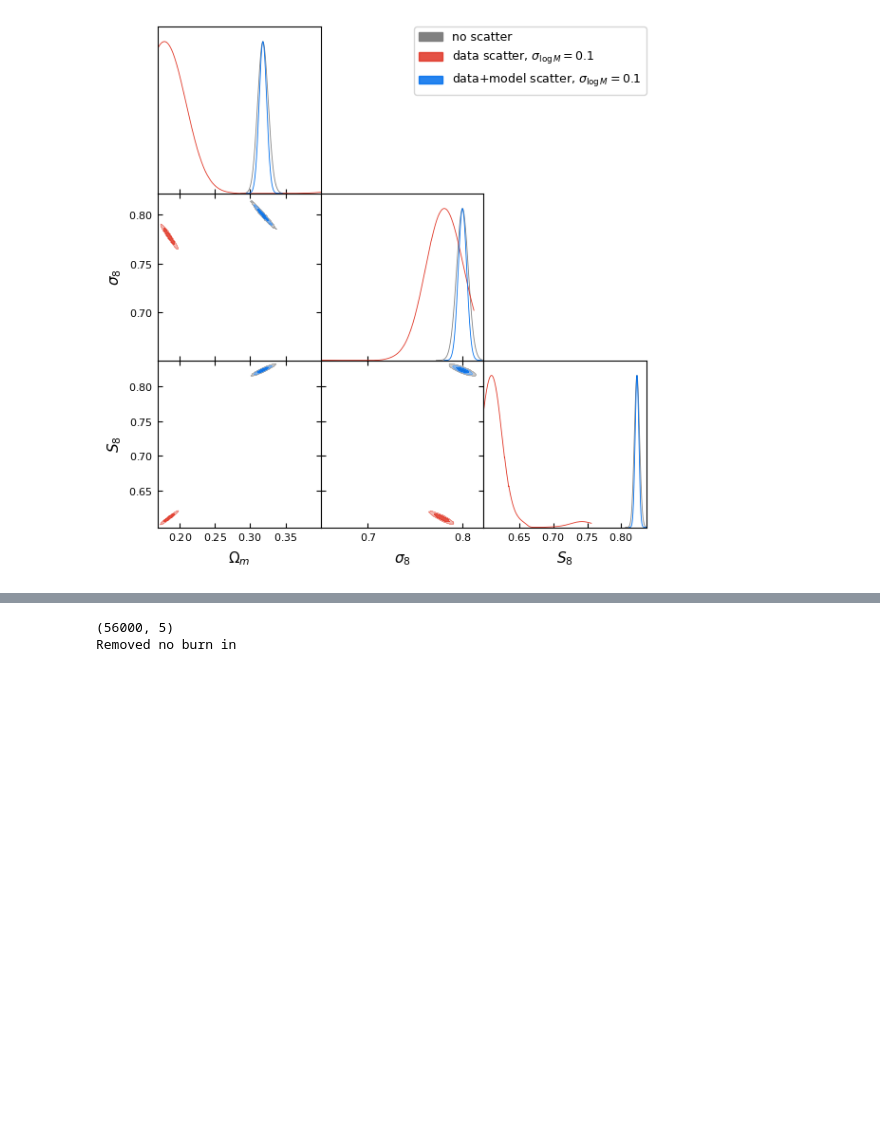
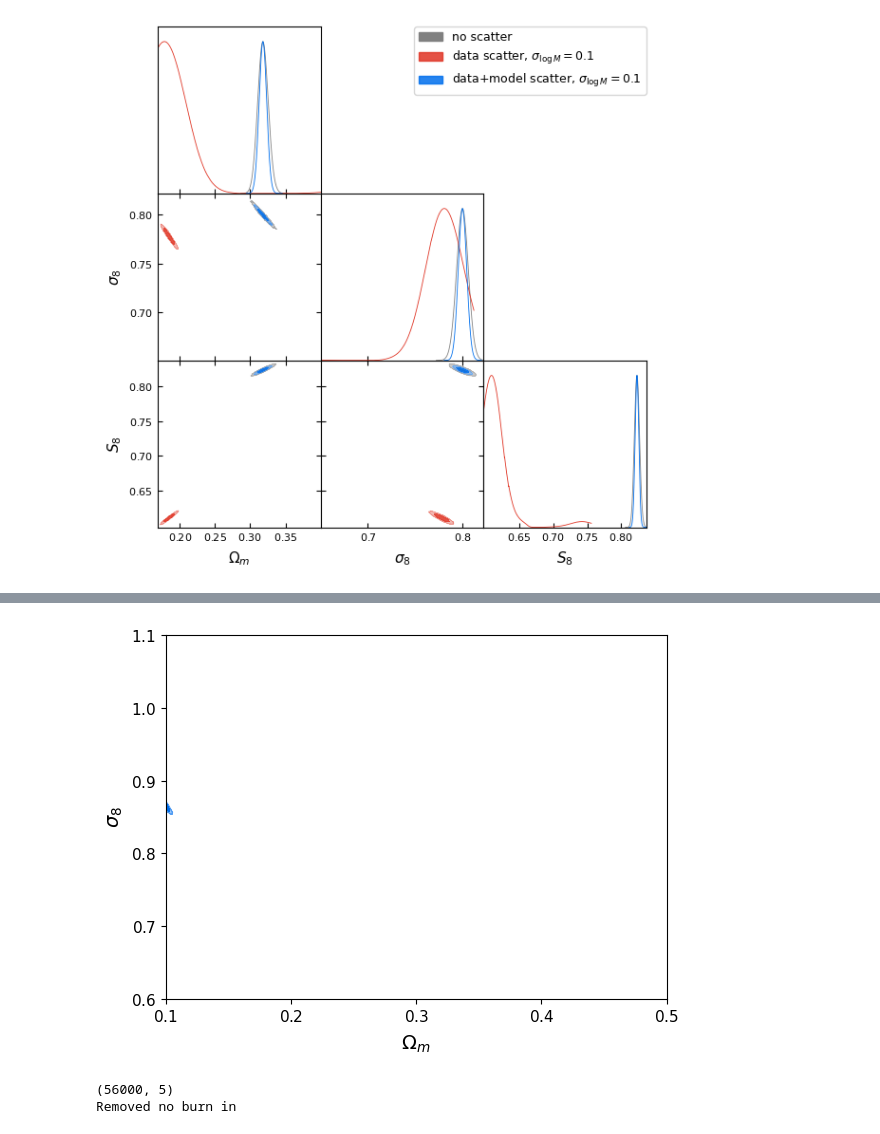
Before and after one commit to xtang126/cluster-catalog, a Jupyter notebook: notebooks/fitting_results.ipynb, the cells around one changed output, grey strips where cells are left out. Drawn from its saved outputs; the diff is of its cells as text; code cells hidden in the pictures; blank space fills up the shorter version.

```diff
--- a/notebooks/fitting_results.ipynb
+++ b/notebooks/fitting_results.ipynb
@@ -368,3 +367,18 @@ Removed no burn in
+# %%
+#plt.figure(figsize=(6, 6))  # width = height → square
+# Plot only 2D contour
+g = plots.get_single_plotter()
+g.plot_2d(mc_samples, "omega_m", "sigma8", filled=True)
+
+ax = plt.gca()
+ax.set_xlim(0.1, 0.5)
+ax.set_ylim(0.6, 1.1)
+
+#plt.gcf().set_size_inches(6, 6)  # force square
+
+plt.show()
+# %% [output]
+[figure, added]
 # %%
 df = pd.read_csv("../output/scatter_massde_fit_v1.txt", sep=r"\s+", comment="#", header=None)
 
```
Also changed, not shown: parts of 7 cells of this notebook, 5 other files.
